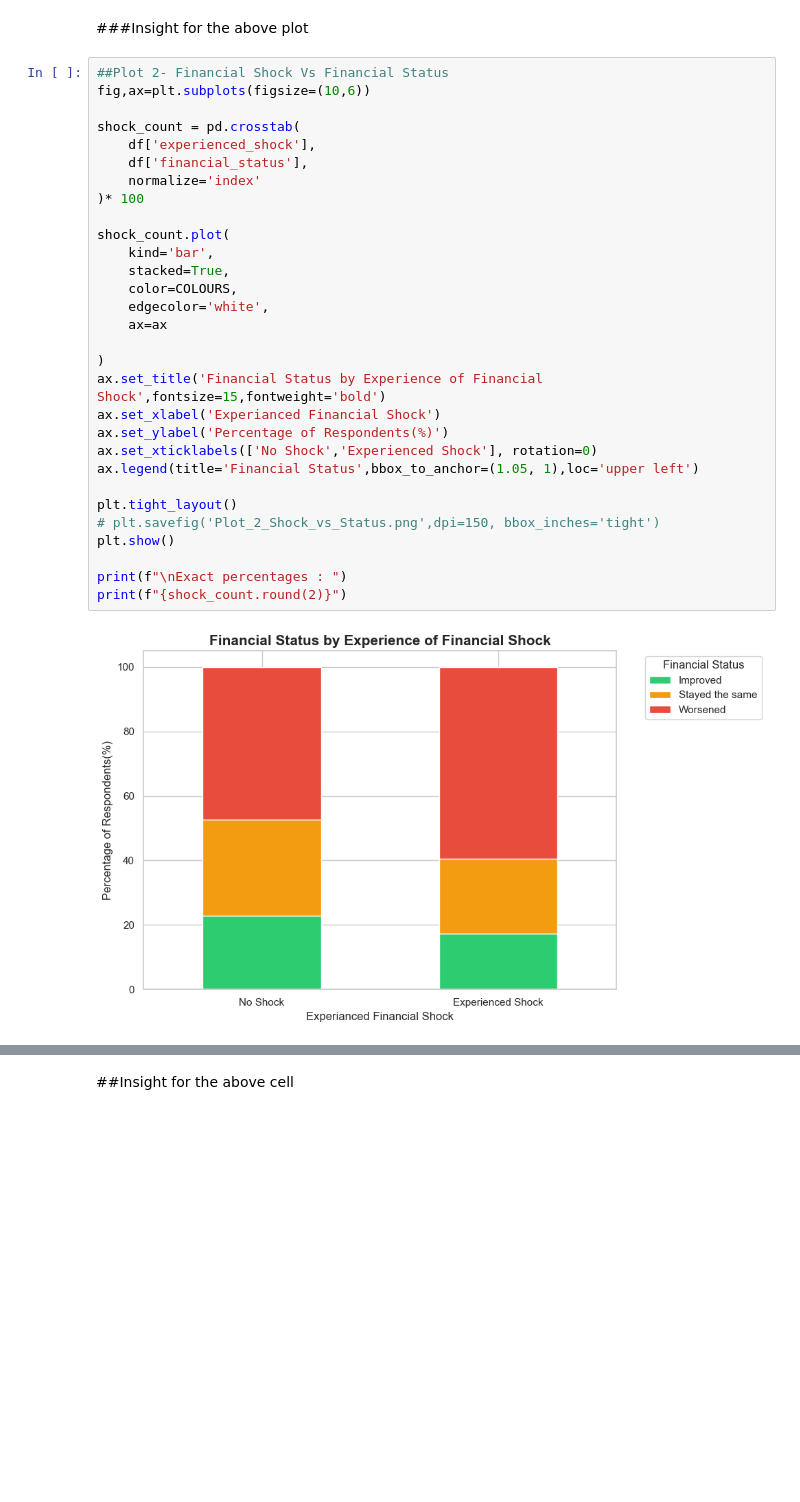
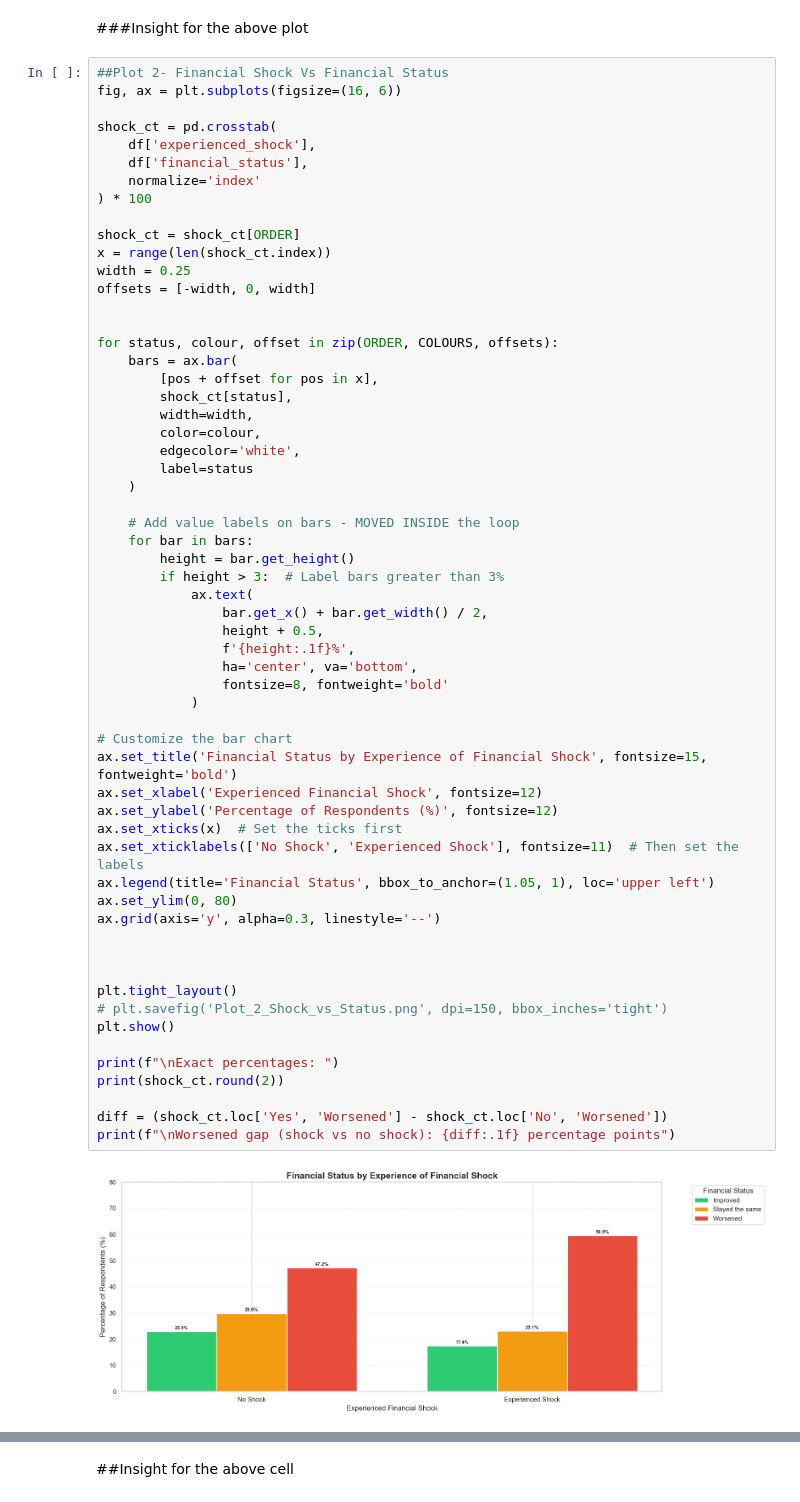
Before and after one commit to brian-mwirigi/Odysseus, a Jupyter notebook: plotting.ipynb, the cells around one changed output, grey strips where cells are left out. Saved outputs shown, nothing was run; the diff lists cells and outputs as text; blank space fills up the shorter version.

Commit message:
Added the final plots

```diff
--- a/plotting.ipynb
+++ b/plotting.ipynb
@@ -63,33 +63,62 @@ plt.show()
 ###Insight for the above plot
 # %%
 ##Plot 2- Financial Shock Vs Financial Status
-fig,ax=plt.subplots(figsize=(10,6))
+fig, ax = plt.subplots(figsize=(16, 6))
 
-shock_count = pd.crosstab(
+shock_ct = pd.crosstab(
     df['experienced_shock'],
     df['financial_status'],
     normalize='index'
-)* 100
+) * 100
 
-shock_count.plot(
-    kind='bar',
-    stacked=True,
-    color=COLOURS,
-    edgecolor='white',
-    ax=ax
+shock_ct = shock_ct[ORDER]
+x = range(len(shock_ct.index))
+width = 0.25
+offsets = [-width, 0, width]
 
-)
-ax.set_title('Financial Status by Experience of Financial Shock',fontsize=15,fontweight='bold')
-ax.set_xlabel('Experianced Financial Shock')
-ax.set_ylabel('Percentage of Respondents(%)')
-ax.set_xticklabels(['No Shock','Experienced Shock'], rotation=0)
-ax.legend(title='Financial Status',bbox_to_anchor=(1.05, 1),loc='upper left')
+
+for status, colour, offset in zip(ORDER, COLOURS, offsets):
+    bars = ax.bar(
+        [pos + offset for pos in x],
+        shock_ct[status],
+        width=width,
+        color=colour,
+        edgecolor='white',
+        label=status
+    )
+
+    # Add value labels on bars - MOVED INSIDE the loop
+    for bar in bars:
+        height = bar.get_height()
+        if height > 3:  # Label bars greater than 3%
+            ax.text(
+                bar.get_x() + bar.get_width() / 2,
+                height + 0.5,
+                f'{height:.1f}%',
+                ha='center', va='bottom',
+                fontsize=8, fontweight='bold'
+            )
+
+# Customize the bar chart
+ax.set_title('Financial Status by Experience of Financial Shock', fontsize=15, fontweight='bold')
+ax.set_xlabel('Experienced Financial Shock', fontsize=12)
+ax.set_ylabel('Percentage of Respondents (%)', fontsize=12)
+ax.set_xticks(x)  # Set the ticks first
+ax.set_xticklabels(['No Shock', 'Experienced Shock'], fontsize=11)  # Then set the labels
+ax.legend(title='Financial Status', bbox_to_anchor=(1.05, 1), loc='upper left')
+ax.set_ylim(0, 80)
+ax.grid(axis='y', alpha=0.3, linestyle='--')
+
+
 
 plt.tight_layout()
-# plt.savefig('Plot_2_Shock_vs_Status.png',dpi=150, bbox_inches='tight')
+# plt.savefig('Plot_2_Shock_vs_Status.png', dpi=150, bbox_inches='tight')
 plt.show()
 
-print(f"\nExact percentages : ")
-print(f"{shock_count.round(2)}")
+print(f"\nExact percentages: ")
+print(shock_ct.round(2))
+
+diff = (shock_ct.loc['Yes', 'Worsened'] - shock_ct.loc['No', 'Worsened'])
+print(f"\nWorsened gap (shock vs no shock): {diff:.1f} percentage points")
 # %% [output]
-[figure, old version]
+[figure, new version]
```
Also changed, not shown: parts of 6 cells of this notebook.
